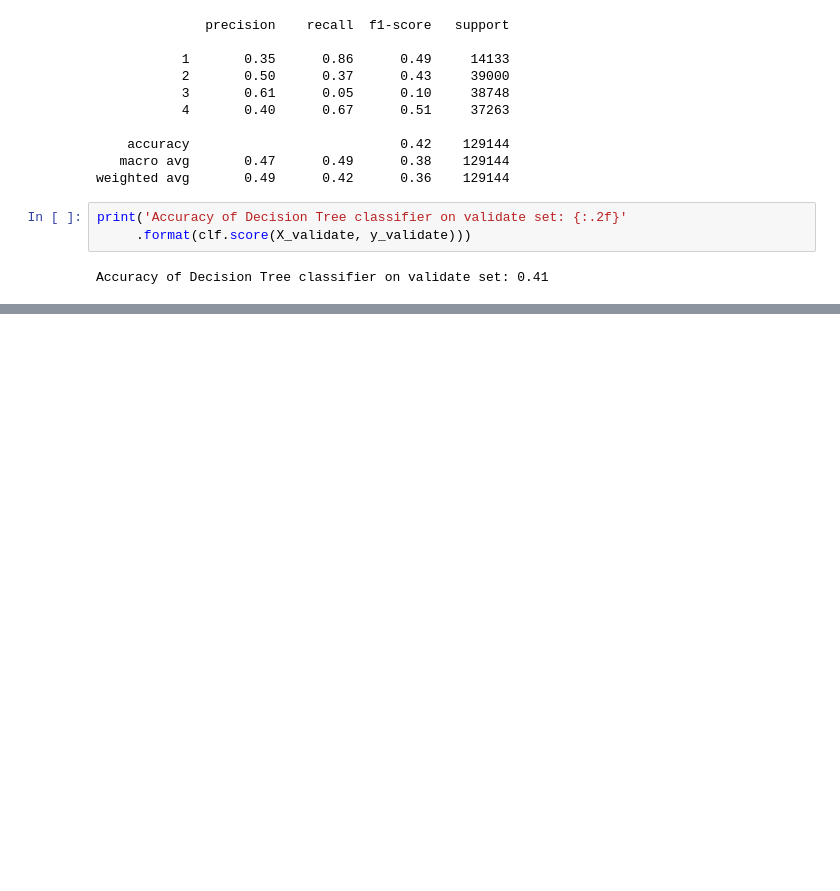
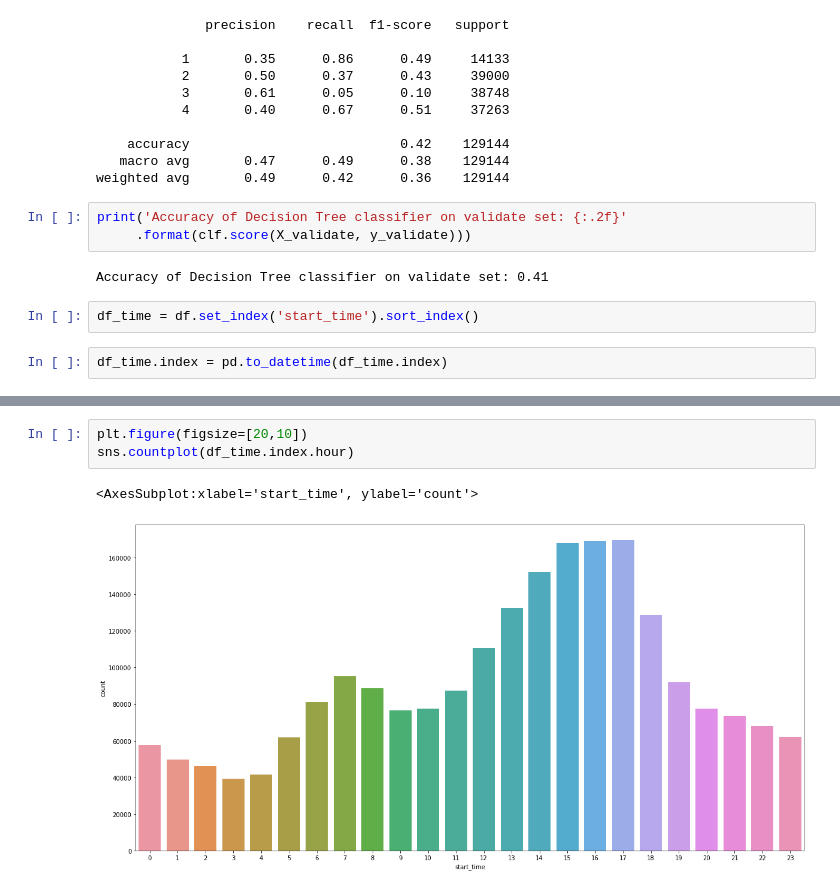
Before and after one commit to dashbringhurst/individual-project, a Jupyter notebook: explore.ipynb, the cells around one changed output, grey strips where cells are left out. Saved outputs shown, nothing was run; the diff lists cells and outputs as text; blank space fills up the shorter version.

Commit message:
added time exploration

```diff
--- a/explore.ipynb
+++ b/explore.ipynb
@@ -811,3 +822,7 @@ print('Accuracy of Decision Tree classifier on validate set: {:.2f}'
      .format(clf.score(X_validate, y_validate)))
 # %% [output]
 Accuracy of Decision Tree classifier on validate set: 0.41
+# %%
+df_time = df.set_index('start_time').sort_index()
+# %%
+df_time.index = pd.to_datetime(df_time.index)
@@ -813,0 +939,6 @@ Accuracy of Decision Tree classifier on validate set: 0.41
+# %%
+plt.figure(figsize=[20,10])
+sns.countplot(df_time.index.hour)
+# %% [output]
+<AxesSubplot:xlabel='start_time', ylabel='count'>
+[figure, added]
```
Also changed, not shown: parts of 38 cells of this notebook.
